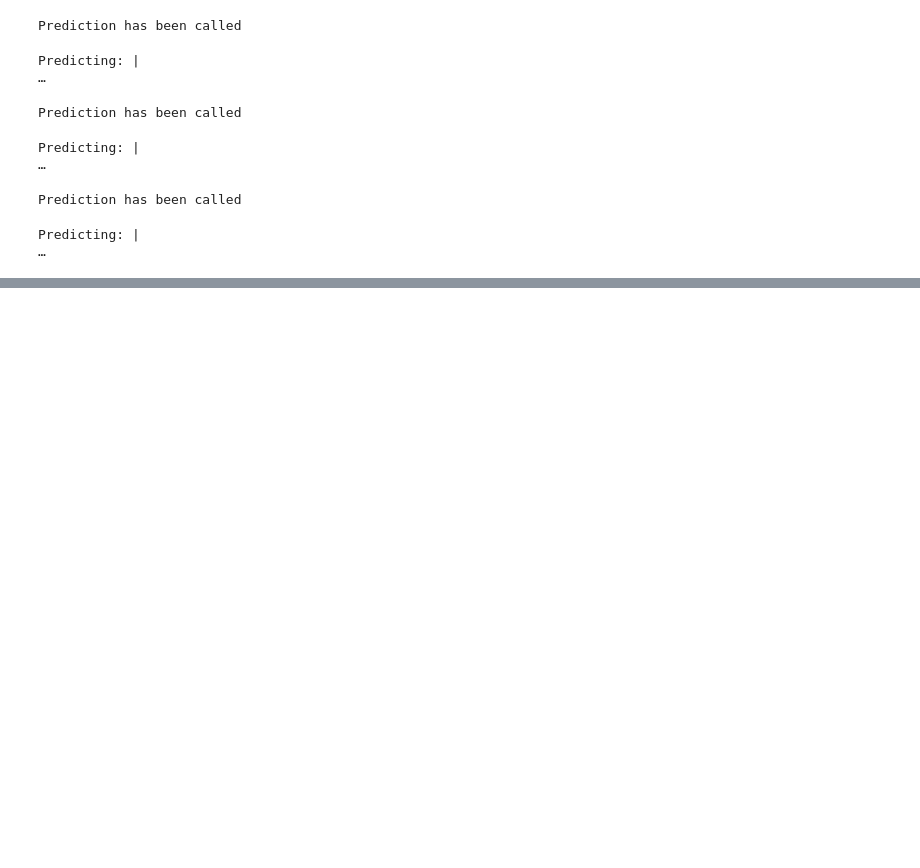
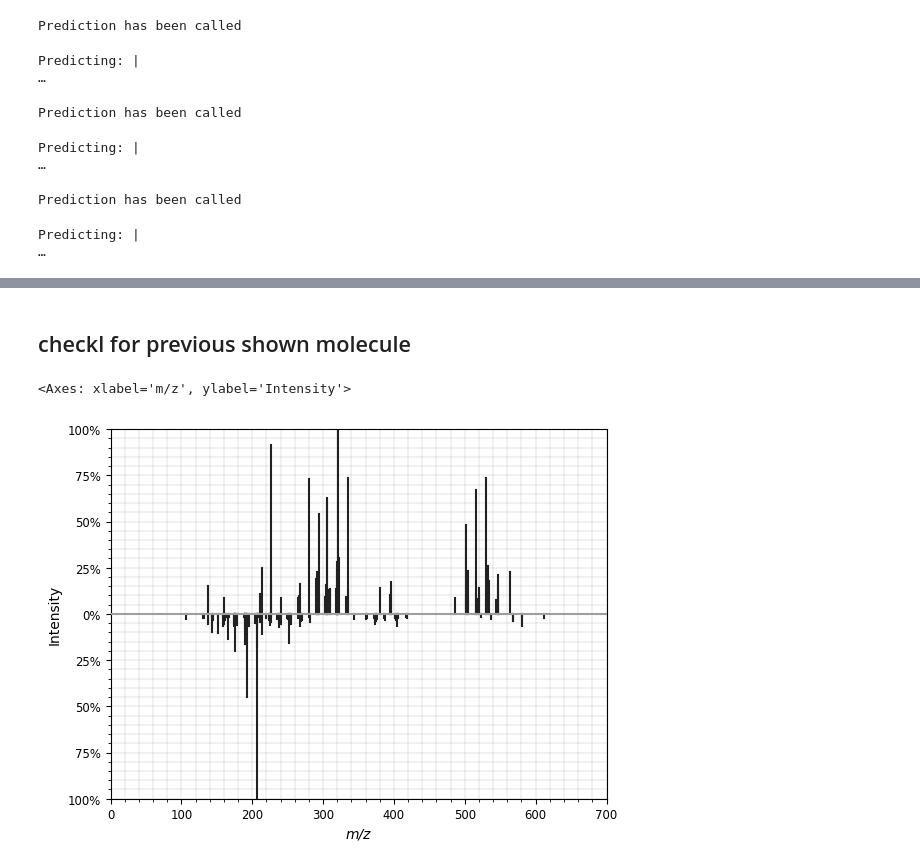
Before and after one commit to bittremieux-lab/simba, a Jupyter notebook: notebooks/interpretability_shap.ipynb, the cells around one changed output, grey strips where cells are left out. Drawn from its saved outputs; the diff is of its cells as text; code cells hidden in the pictures; blank space fills up the shorter version.

```diff
--- a/notebooks/interpretability_shap.ipynb
+++ b/notebooks/interpretability_shap.ipynb
@@ -242,0 +261,2 @@ spectrum_0.params
+# %% [markdown]
+## checkl for previous shown molecule
@@ -242,0 +268,16 @@ spectrum_0.params
+# %%
+spectrumids = [s.params['spectrumid']  if 'spectrumid' in s.params.keys() else None for s in spectrums_total]
+# %%
+spectrum_index_0=spectrumids.index(spectrum_id_0)
+# %%
+spectrum_index_1 = spectrumids.index(spectrum_id_1)
+# %%
+spectrum_0= spectrums_total[spectrum_index_0]
+spectrum_1=spectrums_total[spectrum_index_1]
+# %%
+import spectrum_utils.plot as sup
+sup.mirror(spectrum_0,
+           spectrum_1)
+# %% [output]
+<Axes: xlabel='m/z', ylabel='Intensity'>
+[figure, added]
```
Also changed, not shown: parts of 33 cells of this notebook, 4 other files.
